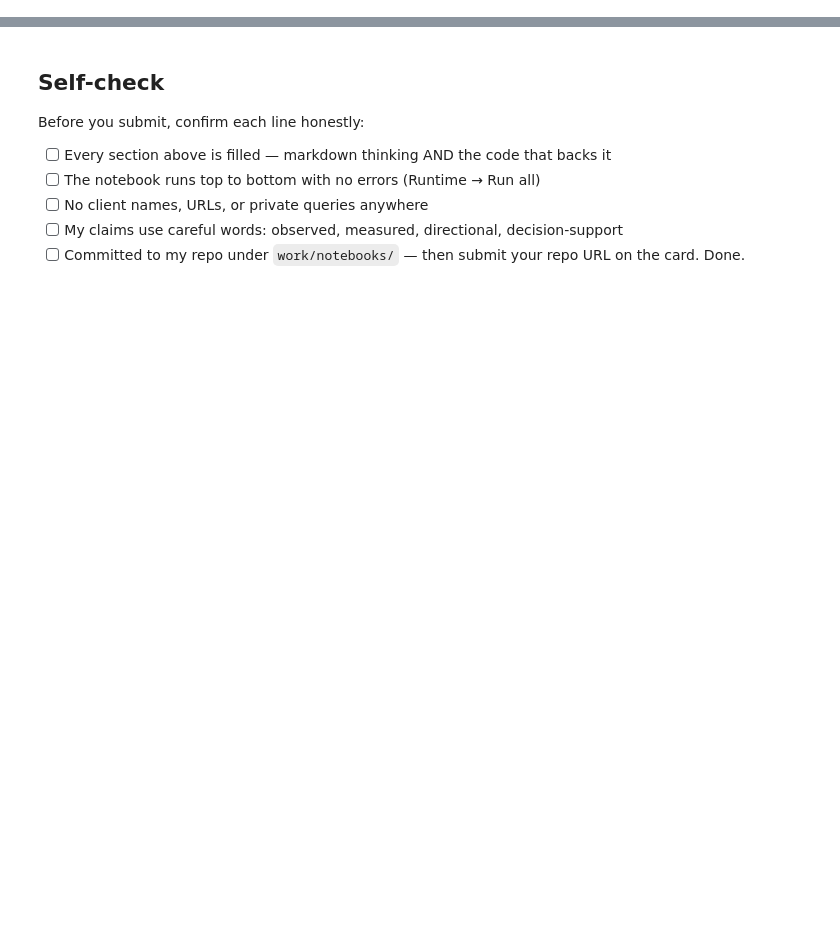
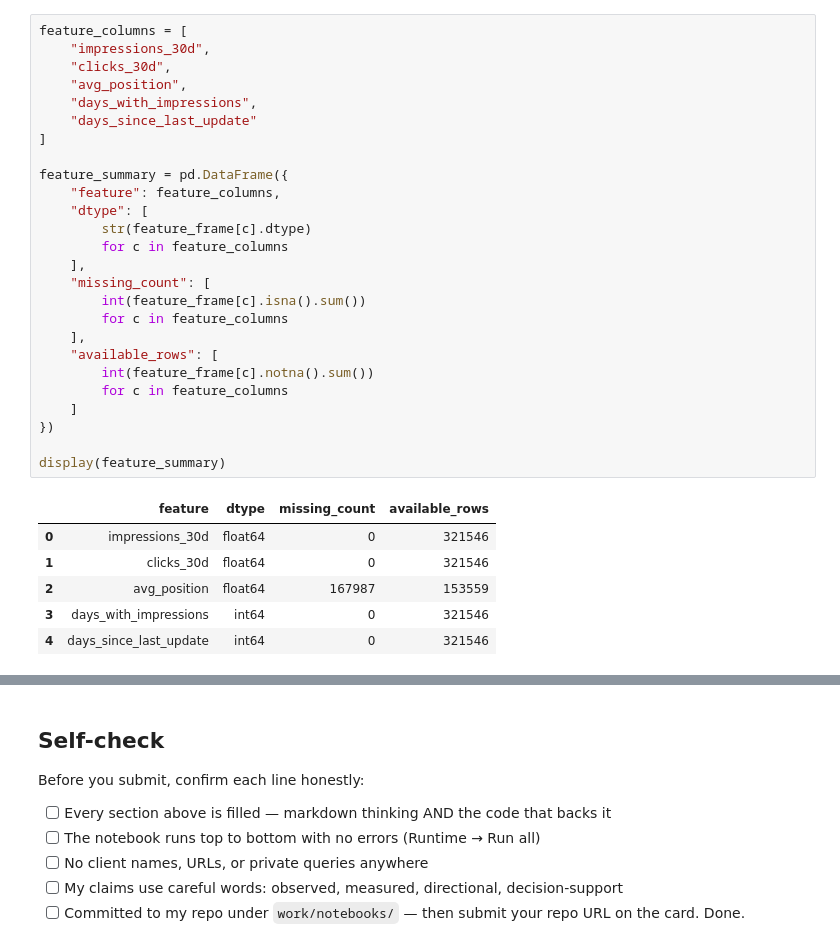
Before and after one commit to karthik-srivathsa-05/flyrank-ai, a Jupyter notebook: work/notebooks/w03_feature_leakage_check.ipynb, the cells around one changed output, grey strips where cells are left out. Cells and saved outputs as stored; diff of their text form; blank space fills up the shorter version.

```diff
--- a/work/notebooks/w03_feature_leakage_check.ipynb
+++ b/work/notebooks/w03_feature_leakage_check.ipynb
@@ -36,0 +248,33 @@ This skeleton is yours to fill. Work the sections **in order** — each one has
+# %%
+feature_columns = [
+    "impressions_30d",
+    "clicks_30d",
+    "avg_position",
+    "days_with_impressions",
+    "days_since_last_update"
+]
+
+feature_summary = pd.DataFrame({
+    "feature": feature_columns,
+    "dtype": [
+        str(feature_frame[c].dtype)
+        for c in feature_columns
+    ],
+    "missing_count": [
+        int(feature_frame[c].isna().sum())
+        for c in feature_columns
+    ],
+    "available_rows": [
+        int(feature_frame[c].notna().sum())
+        for c in feature_columns
+    ]
+})
+
+display(feature_summary)
+# %% [output]
+|  | feature | dtype | missing_count | available_rows |
+| 0 | impressions_30d | float64 | 0 | 321546 |
+| 1 | clicks_30d | float64 | 0 | 321546 |
+| 2 | avg_position | float64 | 167987 | 153559 |
+| 3 | days_with_impressions | int64 | 0 | 321546 |
+| 4 | days_since_last_update | int64 | 0 | 321546 |
```
Also changed, not shown: parts of 27 cells of this notebook.
